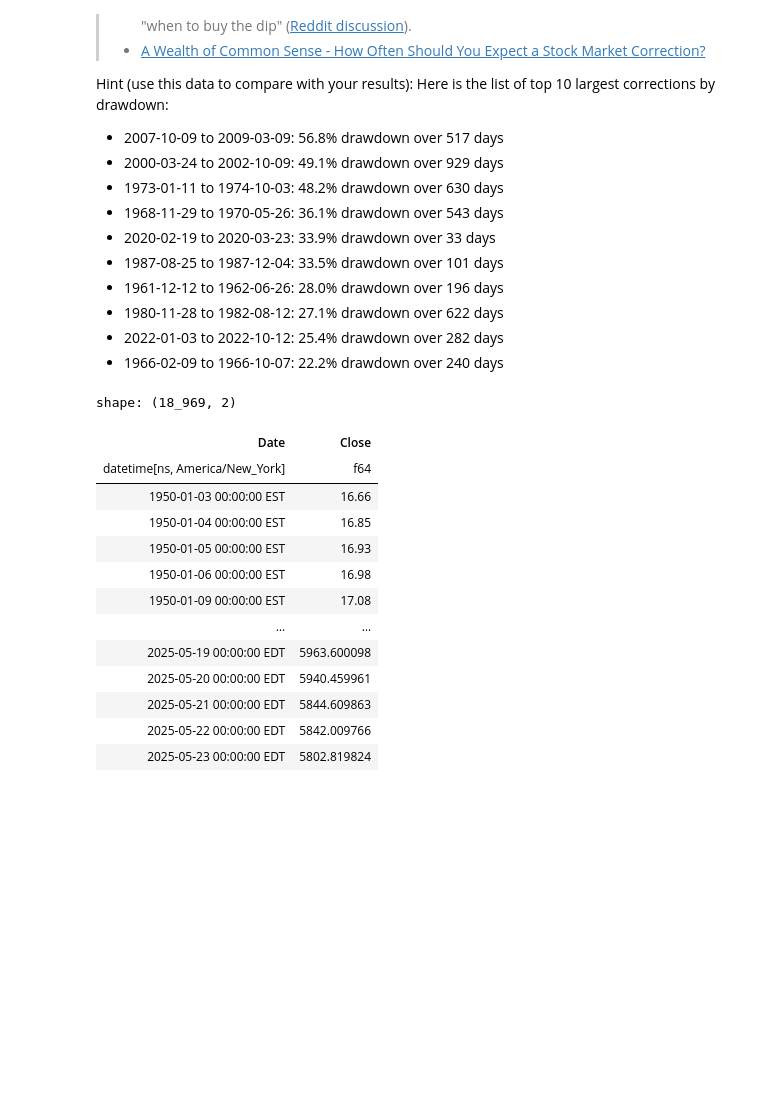
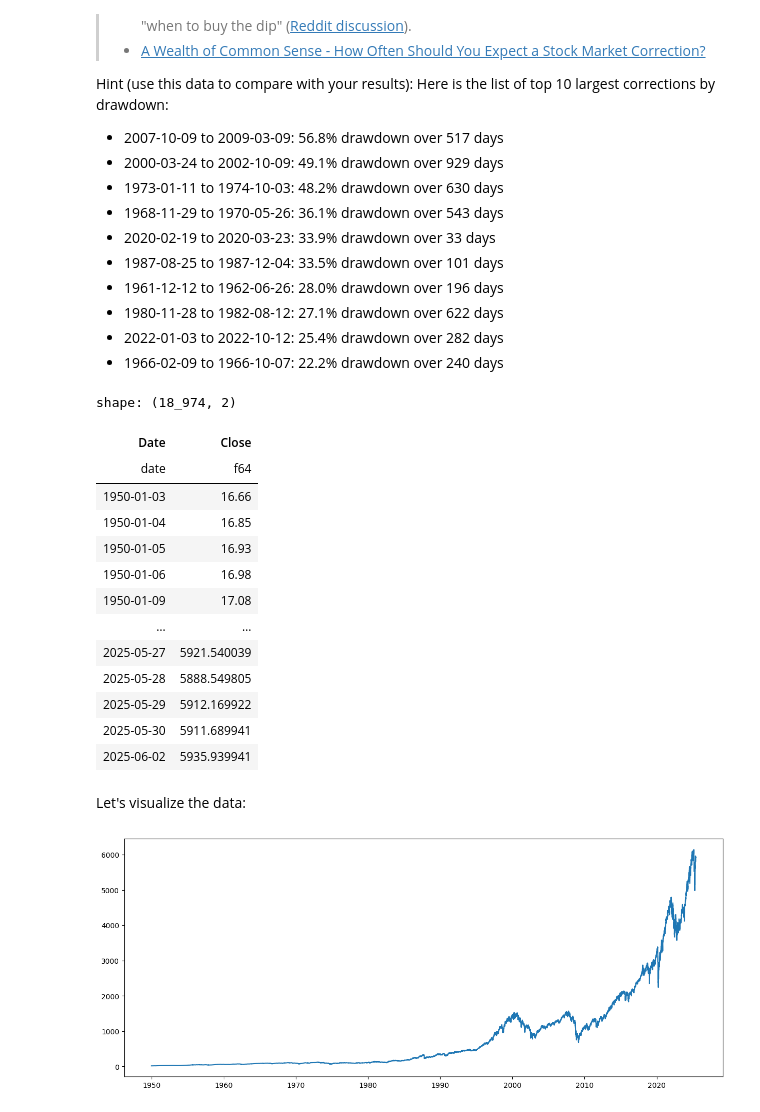
Before and after one commit to shaolang/smaz, a Jupyter notebook: homework1.ipynb, the cells around one changed output. Saved outputs shown, nothing was run; the diff lists cells and outputs as text; code cells hidden in the pictures; blank space fills up the shorter version.

```diff
--- a/homework1.ipynb
+++ b/homework1.ipynb
@@ -107,7 +107,7 @@ def load_index(index: str, start='2025-01-01', end='2025-05-01') -> pl.DataFrame
         df = pl.DataFrame(yf.Ticker(index).history(start=start, end=end).reset_index())
         df.write_csv(fname)   # cache the data to prevent API throttling problems during experimentations
 
-    return df.sort('Date', ldescending=False)
+    return df.sort('Date', descending=False)
 
 def calculate_ytd_performance(df: pl.DataFrame) -> float:
     return df['Close'].item(-1) / df['Close'].item(0) - 1
@@ -207,17 +207,26 @@ df = (
 ).select('Date', 'Close')
 df
 # %% [output]
-shape: (18_969, 2)
+shape: (18_974, 2)
 | Date | Close |
-| datetime[ns, America/New_York] | f64 |
-| 1950-01-03 00:00:00 EST | 16.66 |
-| 1950-01-04 00:00:00 EST | 16.85 |
-| 1950-01-05 00:00:00 EST | 16.93 |
-| 1950-01-06 00:00:00 EST | 16.98 |
-| 1950-01-09 00:00:00 EST | 17.08 |
+| date | f64 |
+| 1950-01-03 | 16.66 |
+| 1950-01-04 | 16.85 |
+| 1950-01-05 | 16.93 |
+| 1950-01-06 | 16.98 |
+| 1950-01-09 | 17.08 |
 | … | … |
-| 2025-05-19 00:00:00 EDT | 5963.600098 |
-| 2025-05-20 00:00:00 EDT | 5940.459961 |
-| 2025-05-21 00:00:00 EDT | 5844.609863 |
-| 2025-05-22 00:00:00 EDT | 5842.009766 |
-| 2025-05-23 00:00:00 EDT | 5802.819824 |
+| 2025-05-27 | 5921.540039 |
+| 2025-05-28 | 5888.549805 |
+| 2025-05-29 | 5912.169922 |
+| 2025-05-30 | 5911.689941 |
+| 2025-06-02 | 5935.939941 |
+# %% [markdown]
+Let's visualize the data:
+# %%
+import matplotlib.pyplot as plt
+
+plt.figure(figsize=(15, 6))
+plt.plot(df['Date'], df['Close']);
+# %% [output]
+[figure, added]
```
Also changed, not shown: parts of 4 cells of this notebook.
